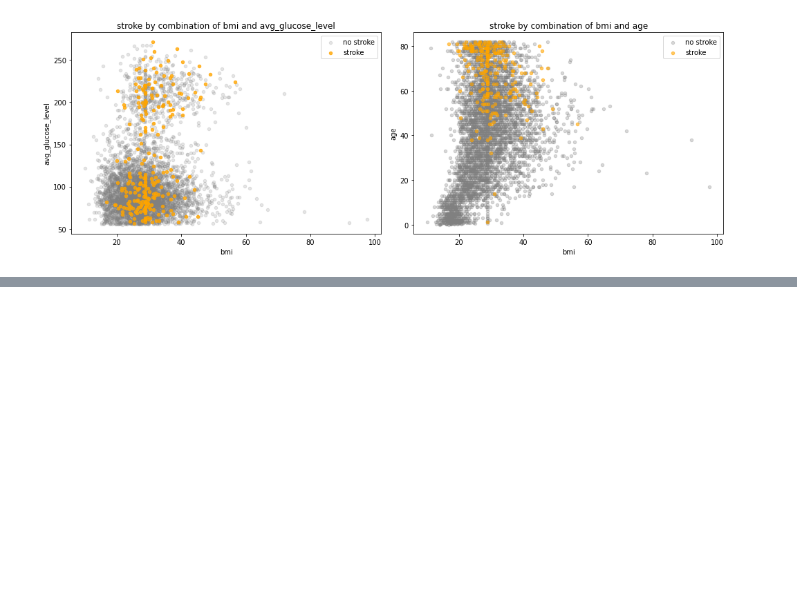
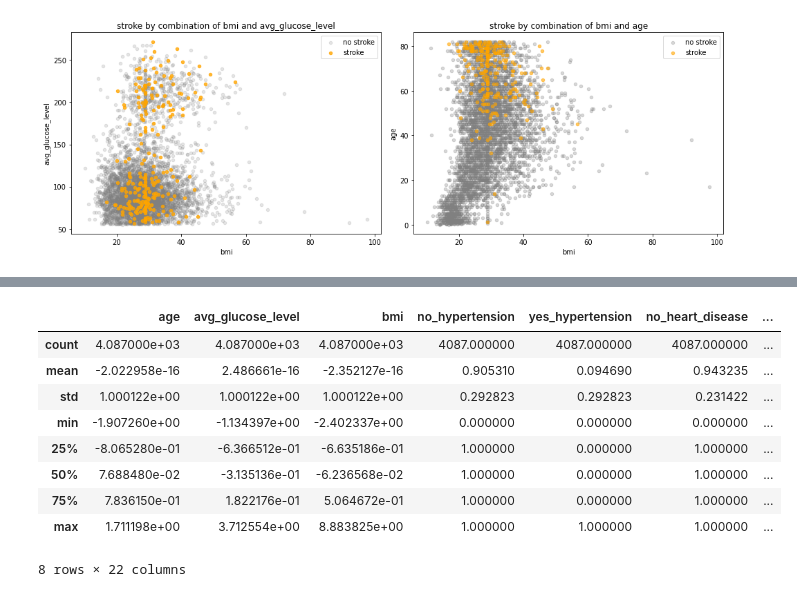
Before and after one commit to A-Sarayut/ML, a Jupyter notebook: Stroke_Prediction_assignment.ipynb, the cells around one changed output, grey strips where cells are left out. Saved outputs shown, nothing was run; the diff lists cells and outputs as text; code cells hidden in the pictures; blank space fills up the shorter version.

```diff
--- a/Stroke_Prediction_assignment.ipynb
+++ b/Stroke_Prediction_assignment.ipynb
@@ -539,0 +563,16 @@ plt.show()
+# %%
+scaler.fit(X_train[['age', 'avg_glucose_level', 'bmi']])
+X_train_scaled[['age', 'avg_glucose_level', 'bmi']] = scaler.transform(X_train_scaled[['age', 'avg_glucose_level', 'bmi']])
+
+X_train_scaled.describe()
+# %% [output]
+|  | age | avg_glucose_level | bmi | no_hypertension | yes_hypertension | no_heart_disease | ... |
+| count | 4.087000e+03 | 4.087000e+03 | 4.087000e+03 | 4087.000000 | 4087.000000 | 4087.000000 | ... |
+| mean | -2.022958e-16 | 2.486661e-16 | -2.352127e-16 | 0.905310 | 0.094690 | 0.943235 | ... |
+| std | 1.000122e+00 | 1.000122e+00 | 1.000122e+00 | 0.292823 | 0.292823 | 0.231422 | ... |
+| min | -1.907260e+00 | -1.134397e+00 | -2.402337e+00 | 0.000000 | 0.000000 | 0.000000 | ... |
+| 25% | -8.065280e-01 | -6.366512e-01 | -6.635186e-01 | 1.000000 | 0.000000 | 1.000000 | ... |
+| 50% | 7.688480e-02 | -3.135136e-01 | -6.236568e-02 | 1.000000 | 0.000000 | 1.000000 | ... |
+| 75% | 7.836150e-01 | 1.822176e-01 | 5.064672e-01 | 1.000000 | 0.000000 | 1.000000 | ... |
+| max | 1.711198e+00 | 3.712554e+00 | 8.883825e+00 | 1.000000 | 1.000000 | 1.000000 | ... |
+8 rows × 22 columns
```
Also changed, not shown: parts of 6 cells of this notebook.
